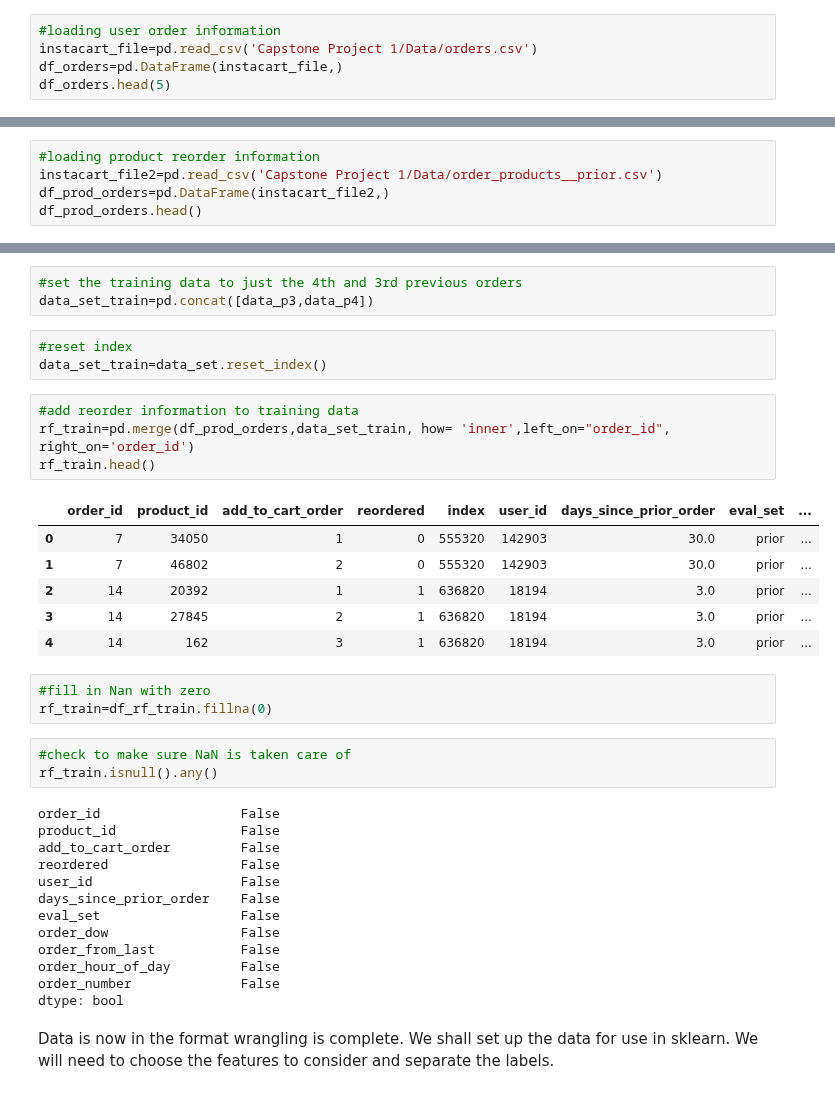
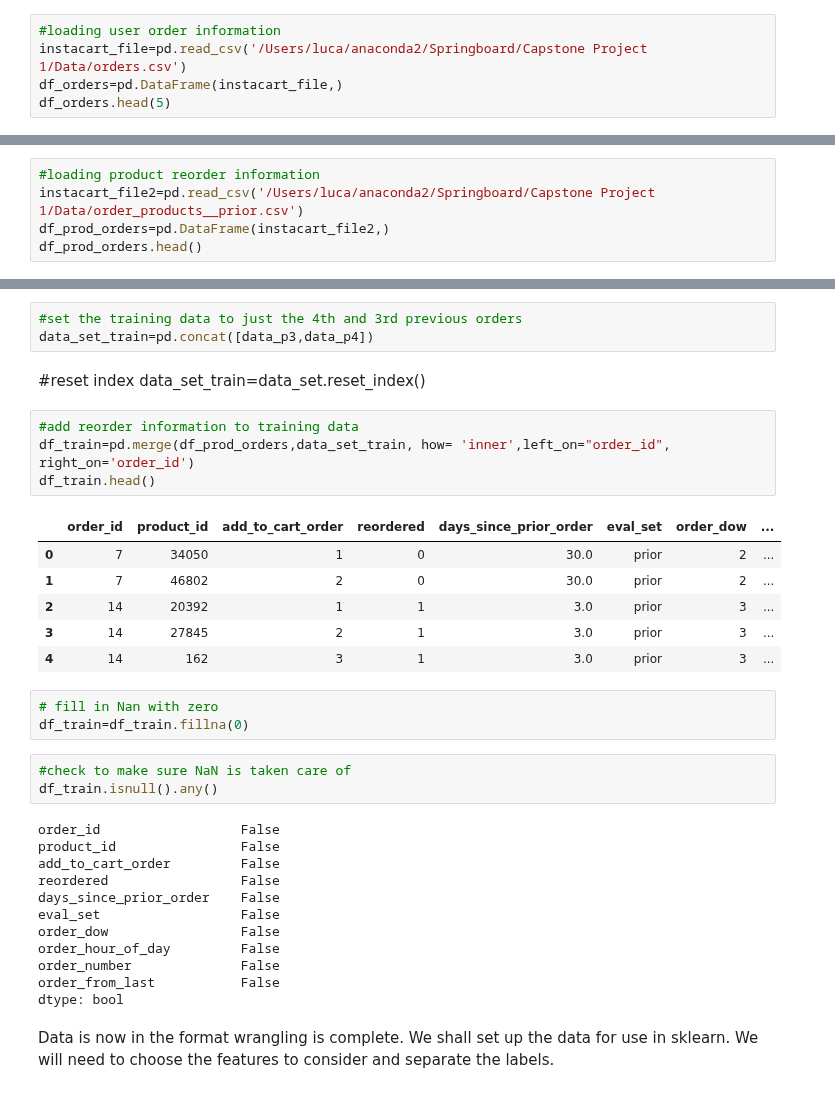
Before and after one commit to lbjennings/Springboard, a Jupyter notebook: Springboard/Capstone Project 1/RandomForest.ipynb, the cells around one changed output, grey strips where cells are left out. Cells and saved outputs as stored; diff of their text form.

```diff
--- a/Springboard/Capstone Project 1/RandomForest.ipynb
+++ b/Springboard/Capstone Project 1/RandomForest.ipynb
@@ -21,7 +21,7 @@ import seaborn as sns
 %matplotlib inline
 # %%
 #loading user order information
-instacart_file=pd.read_csv('Capstone Project 1/Data/orders.csv')
+instacart_file=pd.read_csv('/Users/luca/anaconda2/Springboard/Capstone Project 1/Data/orders.csv')
 df_orders=pd.DataFrame(instacart_file,)
 df_orders.head(5)
 # %% [output]
@@ -67,6 +67,6 @@ data_set=data_set.reset_index()
 # %%
 #loading product reorder information
-instacart_file2=pd.read_csv('Capstone Project 1/Data/order_products__prior.csv')
+instacart_file2=pd.read_csv('/Users/luca/anaconda2/Springboard/Capstone Project 1/Data/order_products__prior.csv')
 df_prod_orders=pd.DataFrame(instacart_file2,)
 df_prod_orders.head()
 # %% [output]
@@ -292,38 +121,37 @@ The after this section only cross validates on the train set which above we made
 # %%
 #set the training data to just the 4th and 3rd previous orders
 data_set_train=pd.concat([data_p3,data_p4])
-# %%
-#reset index
-data_set_train=data_set.reset_index()
+# %% [markdown]
+#reset index
+data_set_train=data_set.reset_index()
 # %%
 #add reorder information to training data
-rf_train=pd.merge(df_prod_orders,data_set_train, how= 'inner',left_on="order_id", right_on='order_id')
-rf_train.head()
+df_train=pd.merge(df_prod_orders,data_set_train, how= 'inner',left_on="order_id", right_on='order_id')
+df_train.head()
 # %% [output]
-|  | order_id | product_id | add_to_cart_order | reordered | index | user_id | days_since_prior_order | eval_set | ... |
-| 0 | 7 | 34050 | 1 | 0 | 555320 | 142903 | 30.0 | prior | ... |
-| 1 | 7 | 46802 | 2 | 0 | 555320 | 142903 | 30.0 | prior | ... |
-| 2 | 14 | 20392 | 1 | 1 | 636820 | 18194 | 3.0 | prior | ... |
-| 3 | 14 | 27845 | 2 | 1 | 636820 | 18194 | 3.0 | prior | ... |
-| 4 | 14 | 162 | 3 | 1 | 636820 | 18194 | 3.0 | prior | ... |
+|  | order_id | product_id | add_to_cart_order | reordered | days_since_prior_order | eval_set | order_dow | ... |
+| 0 | 7 | 34050 | 1 | 0 | 30.0 | prior | 2 | ... |
+| 1 | 7 | 46802 | 2 | 0 | 30.0 | prior | 2 | ... |
+| 2 | 14 | 20392 | 1 | 1 | 3.0 | prior | 3 | ... |
+| 3 | 14 | 27845 | 2 | 1 | 3.0 | prior | 3 | ... |
+| 4 | 14 | 162 | 3 | 1 | 3.0 | prior | 3 | ... |
 # %%
-#fill in Nan with zero
-rf_train=df_rf_train.fillna(0)
+# fill in Nan with zero
+df_train=df_train.fillna(0)
 # %%
 #check to make sure NaN is taken care of
-rf_train.isnull().any()
+df_train.isnull().any()
 # %% [output]
 order_id                  False
 product_id                False
 add_to_cart_order         False
 reordered                 False
-user_id                   False
 days_since_prior_order    False
 eval_set                  False
 order_dow                 False
-order_from_last           False
 order_hour_of_day         False
 order_number              False
+order_from_last           False
 dtype: bool
 # %% [markdown]
 Data is now in the format wrangling is complete. We shall set up the data for use in sklearn. We will need to choose the features to consider and separate the labels.
```
Also changed, not shown: parts of 62 cells of this notebook.
